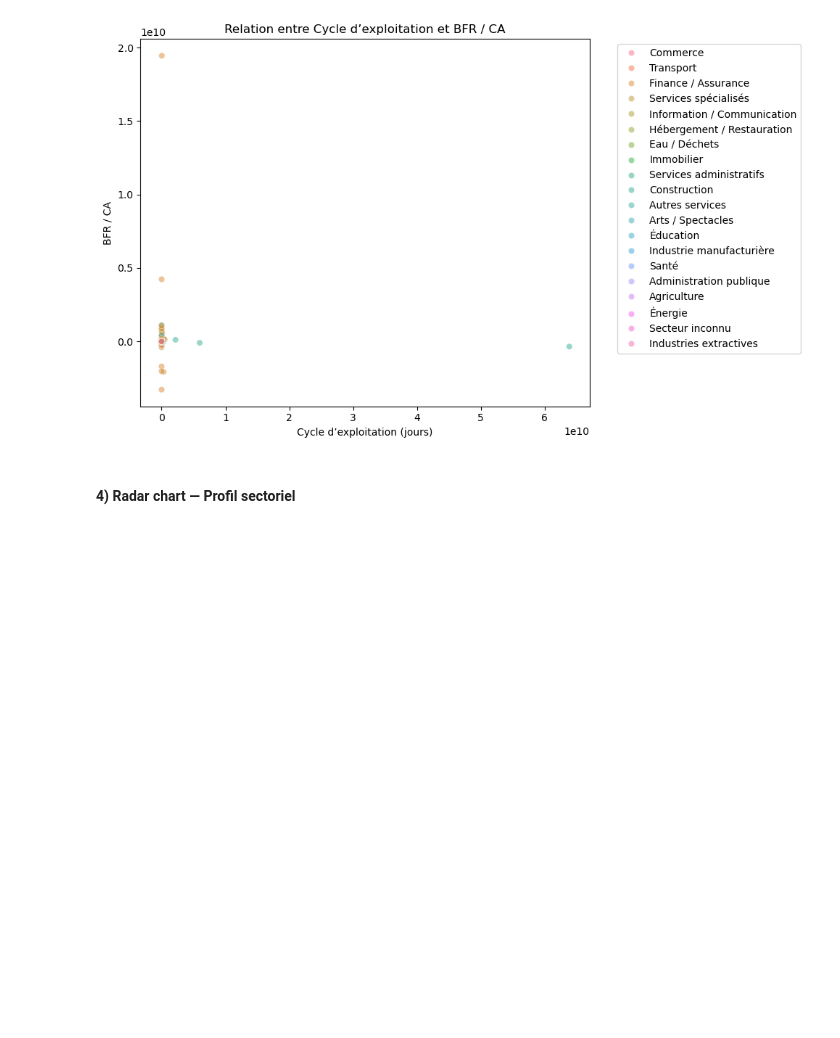
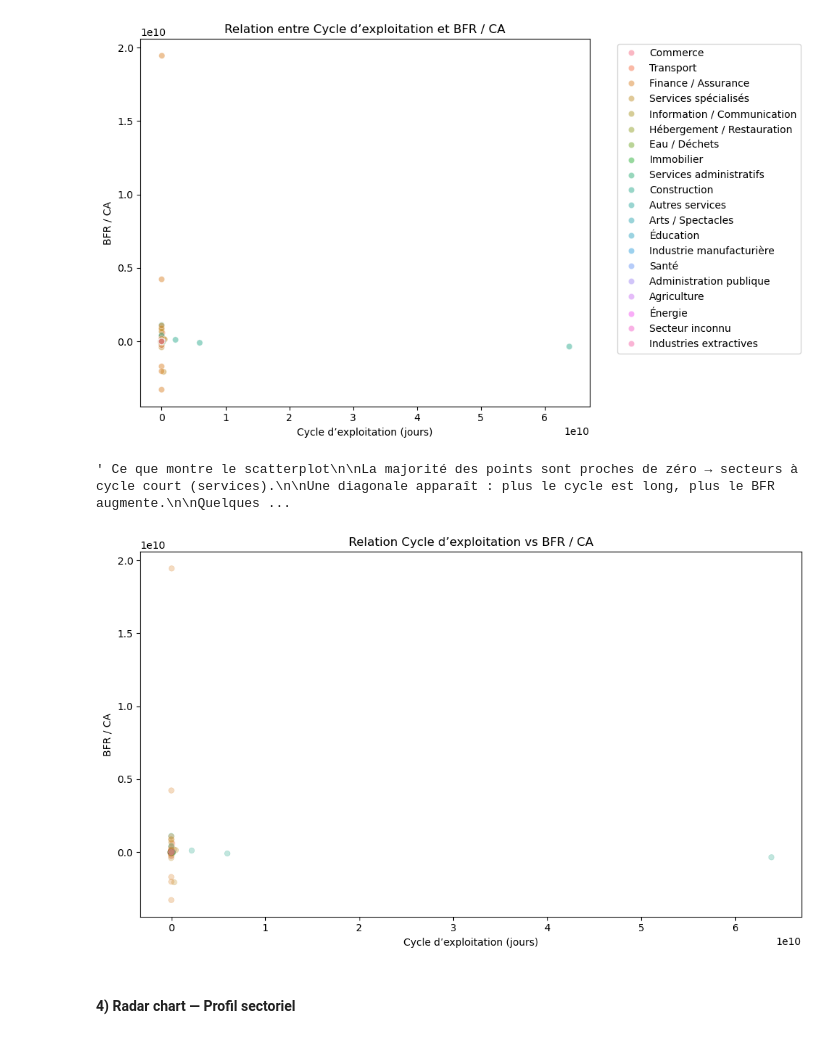
Before and after one commit to khelifaYacine/signaux-faibles-finance, a Jupyter notebook: 01_exploration.ipynb, the cells around one changed output. Saved outputs shown, nothing was run; the diff lists cells and outputs as text; code cells hidden in the pictures; blank space fills up the shorter version.

Commit message:
interprétations des graphes

```diff
--- a/01_exploration.ipynb
+++ b/01_exploration.ipynb
@@ -1465,6 +1525,41 @@ plt.tight_layout()
 plt.show()
 # %% [output]
 [figure]
+# %%
+""" Ce que montre le scatterplot
+
+La majorité des points sont proches de zéro → secteurs à cycle court (services).
+
+Une diagonale apparaît : plus le cycle est long, plus le BFR augmente.
+
+Quelques points extrêmes (Finance, Extractives) tirent le graphique.
+
+Conclusion
+Le scatter confirme une relation logique :
+Cycle long = BFR élevé.
+Les secteurs industriels et agricoles se distinguent nettement."""
+# %% [output]
+' Ce que montre le scatterplot\n\nLa majorité des points sont proches de zéro → secteurs à cycle court (services).\n\nUne diagonale apparaît : plus le cycle est long, plus le BFR augmente.\n\nQuelques ...
+# %%
+# Amélioration du scatterplot
+plt.figure(figsize=(10, 6))
+sns.scatterplot(
+    data=df_final,
+    x="Cycle_exploitation",
+    y="Poids_BFR_exploitation_sur_CA",
+    hue="secteur_macro",
+    alpha=0.3,
+    s=30,
+    edgecolor=None,
+    legend=False
+)
+plt.title("Relation Cycle d’exploitation vs BFR / CA")
+plt.xlabel("Cycle d’exploitation (jours)")
+plt.ylabel("BFR / CA")
+plt.tight_layout()
+plt.show()
+# %% [output]
+[figure, added]
 # %% [markdown]
 #### 4) Radar chart — Profil sectoriel
 # %%
```
Also changed, not shown: parts of 3 cells of this notebook.
